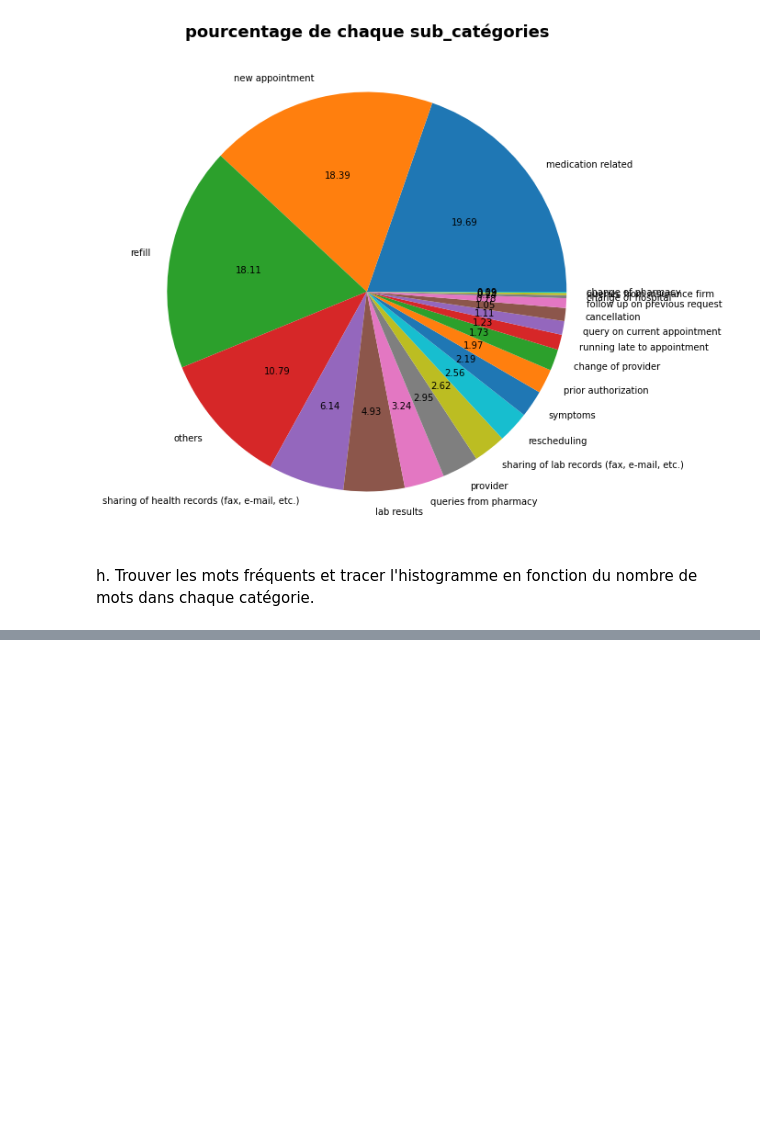
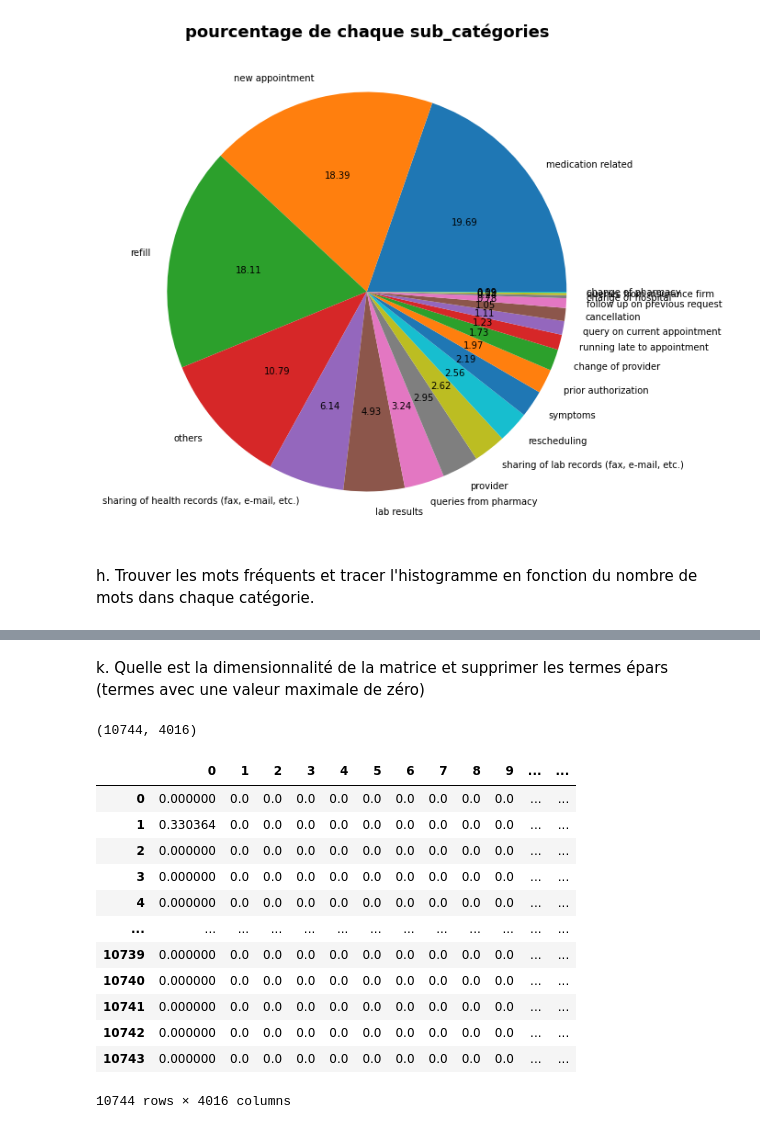
Before and after one commit to addi-kamal/Text-Classification-Problem, a Jupyter notebook: Text Classification Problem.ipynb, the cells around one changed output, grey strips where cells are left out. Cells and saved outputs as stored; diff of their text form; code cells hidden in the pictures; blank space fills up the shorter version.

```diff
--- a/Text Classification Problem.ipynb
+++ b/Text Classification Problem.ipynb
@@ -183,0 +238,8 @@ plt.show()
+# %%
+def global_clean(text):
+    tokenizer = nltk.RegexpTokenizer(r"\w+")
+    text = ''.join([i for i in text if not i.isdigit()])
+    tokens = tokenizer.tokenize(text)
+    tokens = [t.lower() for t in tokens]
+    print(tokens)
+    return tokens
@@ -183,0 +251,2 @@ plt.show()
+# %%
+data["SUMMARY_V"]=data["SUMMARY"].apply(lambda x: global_clean(x) )
@@ -183,0 +288,4 @@ plt.show()
+# %%
+from sklearn.feature_extraction.text import TfidfVectorizer
+vector = TfidfVectorizer(analyzer=global_clean)
+vector_f = vector.fit_transform(data['SUMMARY'])
@@ -183,0 +310,24 @@ plt.show()
+# %%
+tfidf_matrix=pd.DataFrame(vector_f.toarray())
+# %% [markdown]
+k. Quelle est la dimensionnalité de la matrice et supprimer les termes épars (termes avec une valeur maximale de zéro)
+# %%
+tfidf_matrix.shape
+# %% [output]
+(10744, 4016)
+# %%
+tfidf_matrix
+# %% [output]
+|  | 0 | 1 | 2 | 3 | 4 | 5 | 6 | 7 | 8 | 9 | ... | ... |
+| 0 | 0.000000 | 0.0 | 0.0 | 0.0 | 0.0 | 0.0 | 0.0 | 0.0 | 0.0 | 0.0 | ... | ... |
+| 1 | 0.330364 | 0.0 | 0.0 | 0.0 | 0.0 | 0.0 | 0.0 | 0.0 | 0.0 | 0.0 | ... | ... |
+| 2 | 0.000000 | 0.0 | 0.0 | 0.0 | 0.0 | 0.0 | 0.0 | 0.0 | 0.0 | 0.0 | ... | ... |
+| 3 | 0.000000 | 0.0 | 0.0 | 0.0 | 0.0 | 0.0 | 0.0 | 0.0 | 0.0 | 0.0 | ... | ... |
+| 4 | 0.000000 | 0.0 | 0.0 | 0.0 | 0.0 | 0.0 | 0.0 | 0.0 | 0.0 | 0.0 | ... | ... |
+| ... | ... | ... | ... | ... | ... | ... | ... | ... | ... | ... | ... | ... |
+| 10739 | 0.000000 | 0.0 | 0.0 | 0.0 | 0.0 | 0.0 | 0.0 | 0.0 | 0.0 | 0.0 | ... | ... |
+| 10740 | 0.000000 | 0.0 | 0.0 | 0.0 | 0.0 | 0.0 | 0.0 | 0.0 | 0.0 | 0.0 | ... | ... |
+| 10741 | 0.000000 | 0.0 | 0.0 | 0.0 | 0.0 | 0.0 | 0.0 | 0.0 | 0.0 | 0.0 | ... | ... |
+| 10742 | 0.000000 | 0.0 | 0.0 | 0.0 | 0.0 | 0.0 | 0.0 | 0.0 | 0.0 | 0.0 | ... | ... |
+| 10743 | 0.000000 | 0.0 | 0.0 | 0.0 | 0.0 | 0.0 | 0.0 | 0.0 | 0.0 | 0.0 | ... | ... |
+10744 rows × 4016 columns
```
Also changed, not shown: parts of 45 cells of this notebook.
